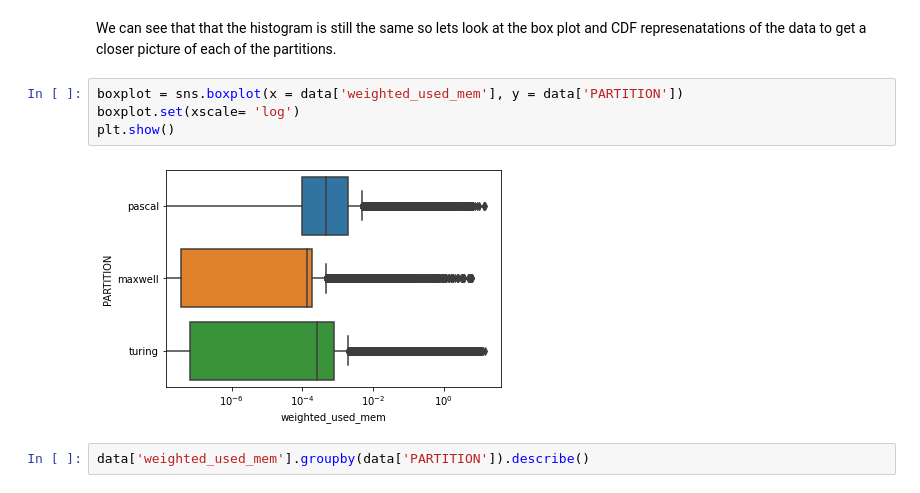
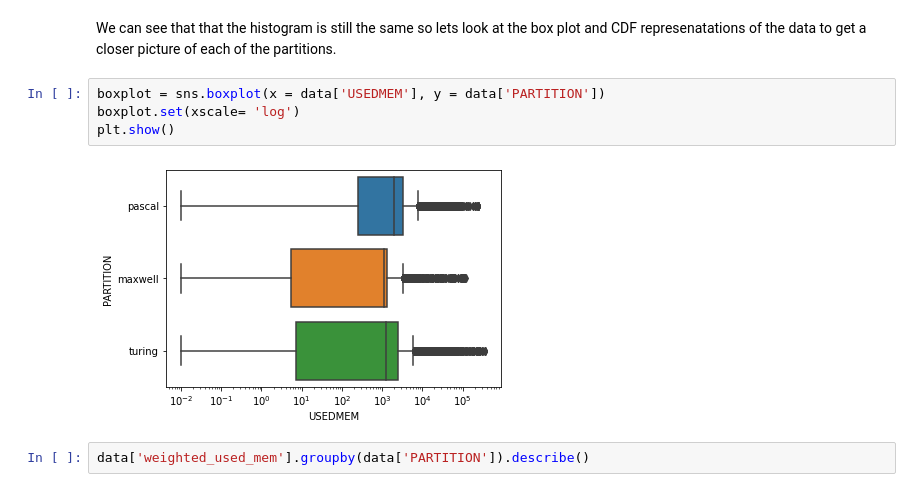
Before and after one commit to nss-data-science-cohort-6/accre_project-malted_milk_balls, a Jupyter notebook: notebooks/ACCRE_data_notebook.ipynb, the cells around one changed output. Saved outputs shown, nothing was run; the diff lists cells and outputs as text.

```diff
--- a/notebooks/ACCRE_data_notebook.ipynb
+++ b/notebooks/ACCRE_data_notebook.ipynb
@@ -69,11 +69,11 @@ plt.show()
 # %% [markdown]
 We can see that that the histogram is still the same so lets look at the box plot and CDF represenatations of the data to get a closer picture of each of the partitions.
 # %%
-boxplot = sns.boxplot(x = data['weighted_used_mem'], y = data['PARTITION'])
+boxplot = sns.boxplot(x = data['USEDMEM'], y = data['PARTITION'])
 boxplot.set(xscale= 'log')
 plt.show()
 # %% [output]
-[figure, old version]
+[figure, new version]
 # %%
 data['weighted_used_mem'].groupby(data['PARTITION']).describe()
 # %% [output]
```
Also changed, not shown: parts of 13 cells of this notebook.
